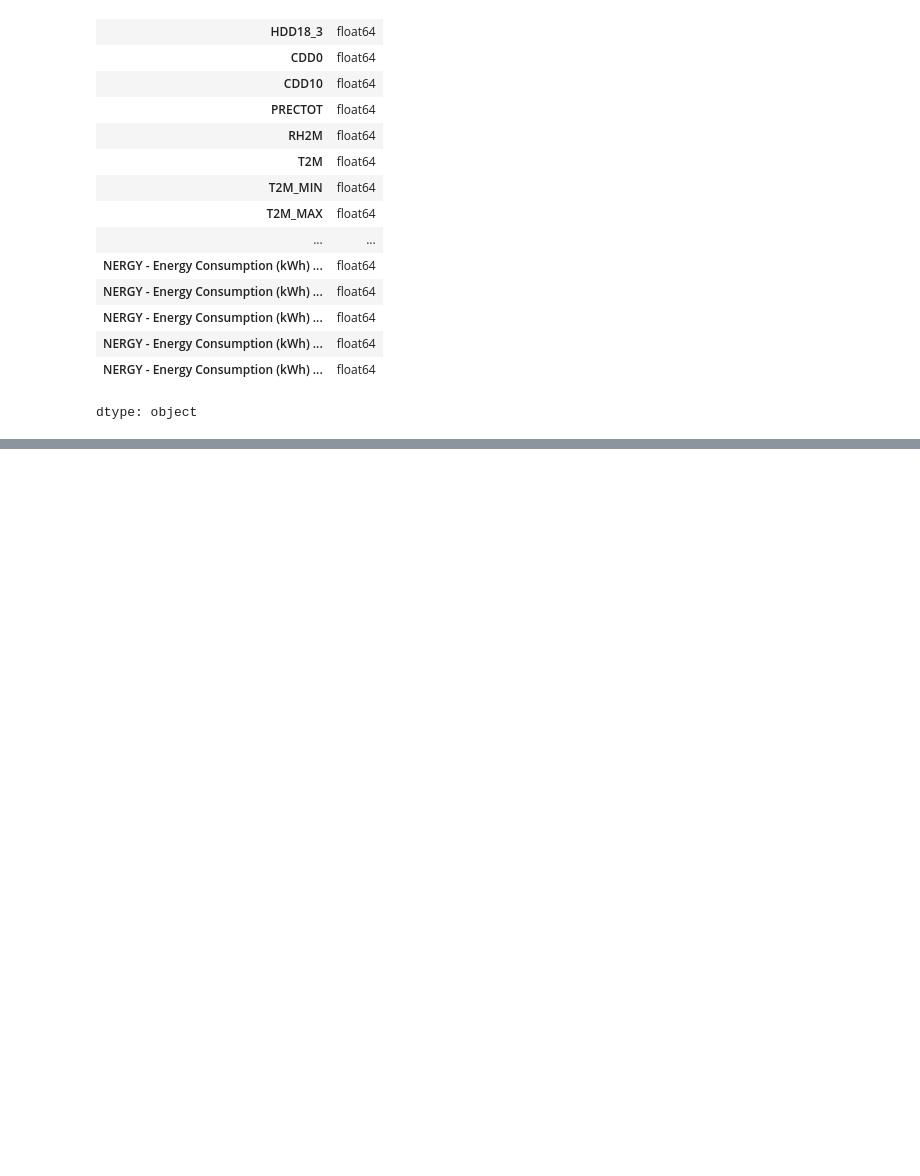
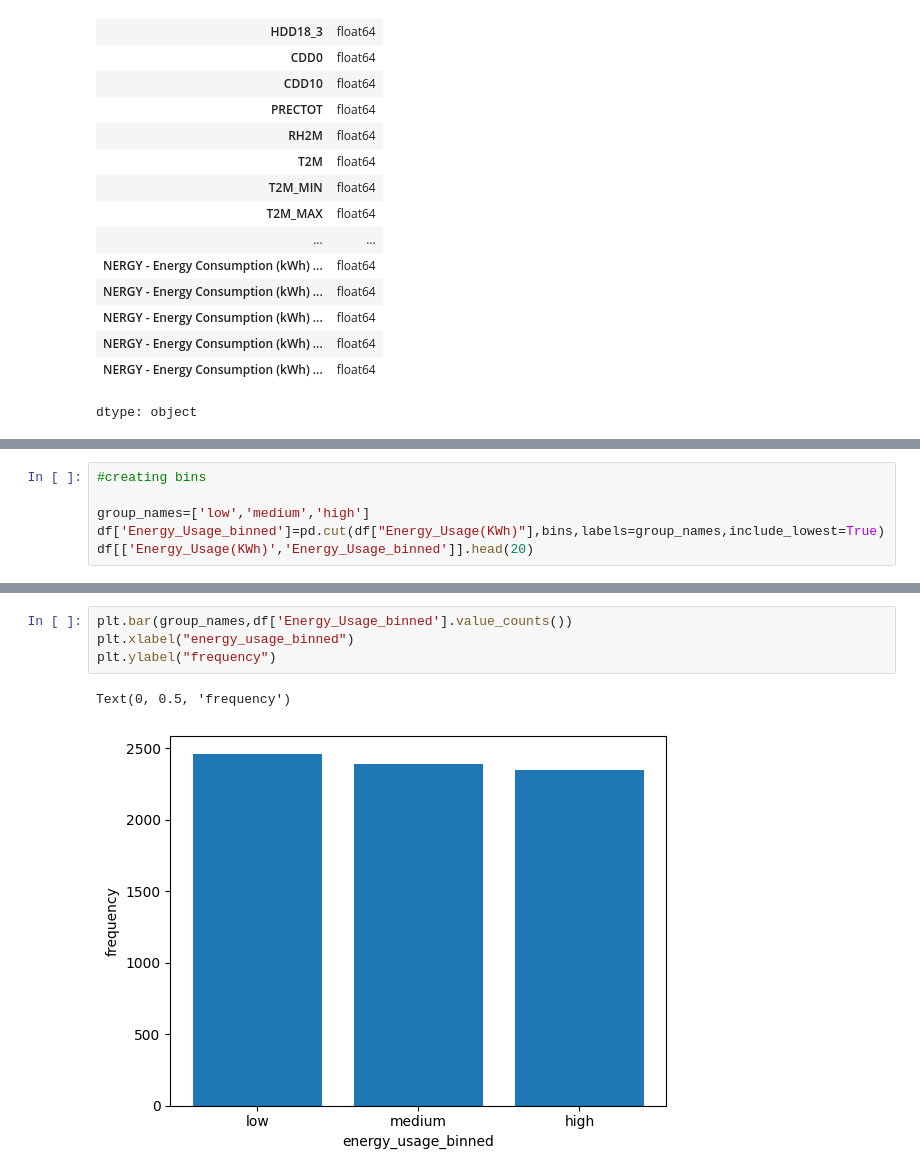
Before and after one commit to thakurakanksha288/learning_ml, a Jupyter notebook: data_cleaning.ipynb, the cells around one changed output, grey strips where cells are left out. Saved outputs shown, nothing was run; the diff lists cells and outputs as text; blank space fills up the shorter version.

```diff
--- a/data_cleaning.ipynb
+++ b/data_cleaning.ipynb
@@ -225,0 +257,6 @@ dtype: object
+# %%
+#creating bins
+
+group_names=['low','medium','high']
+df['Energy_Usage_binned']=pd.cut(df["Energy_Usage(KWh)"],bins,labels=group_names,include_lowest=True)
+df[['Energy_Usage(KWh)','Energy_Usage_binned']].head(20)
@@ -225,0 +290,7 @@ dtype: object
+# %%
+plt.bar(group_names,df['Energy_Usage_binned'].value_counts())
+plt.xlabel("energy_usage_binned")
+plt.ylabel("frequency")
+# %% [output]
+Text(0, 0.5, 'frequency')
+[figure, added]
```
Also changed, not shown: parts of 16 cells of this notebook.
